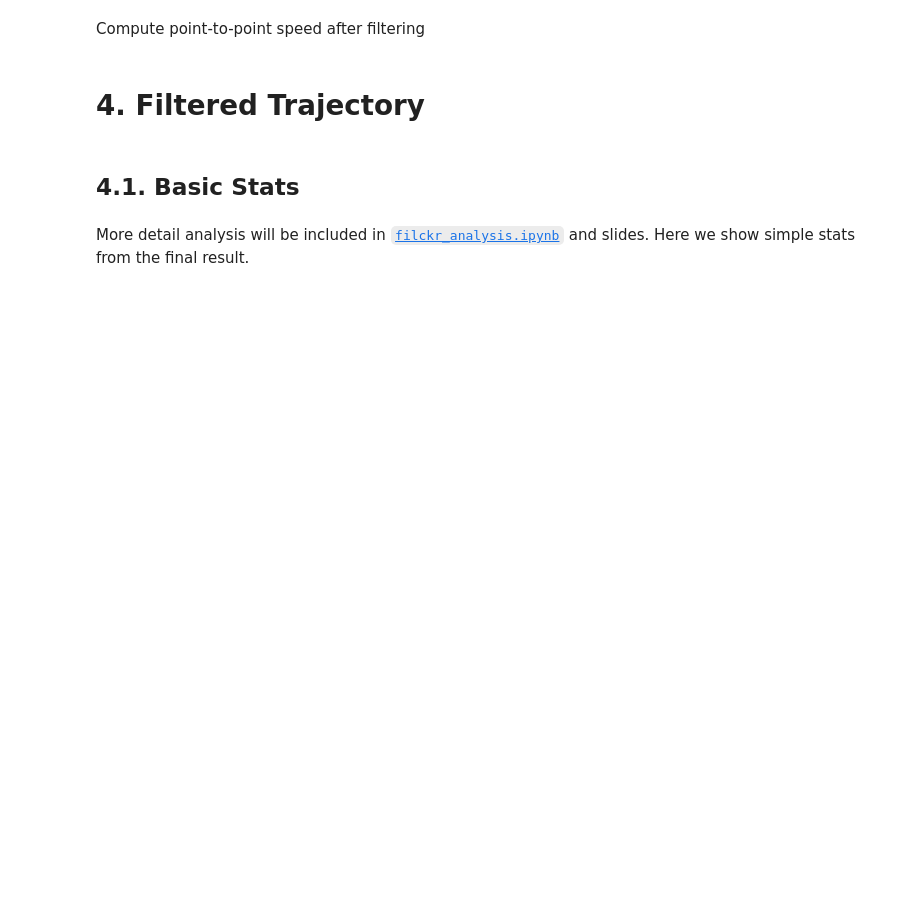
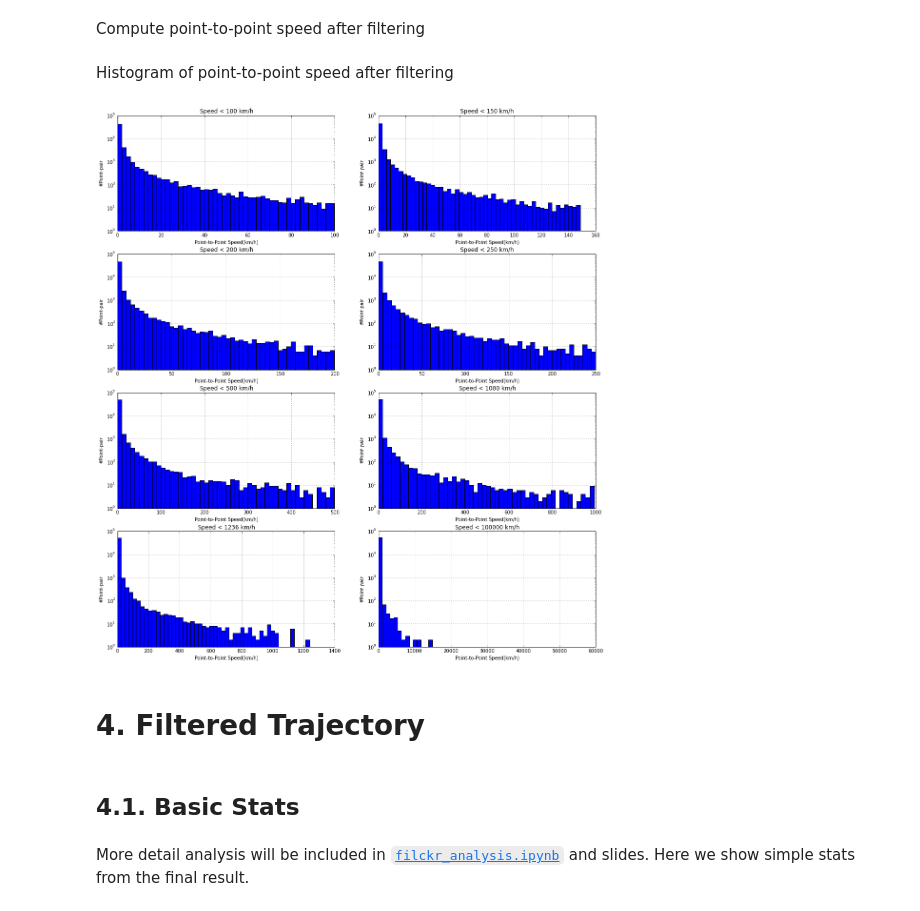
Before and after one commit to dongwookim-ml/flickr-photo, a Jupyter notebook: src/trajectory_construction.ipynb, the cells around one changed output. Drawn from its saved outputs; the diff is of its cells as text; code cells hidden in the pictures; blank space fills up the shorter version.

```diff
--- a/src/trajectory_construction.ipynb
+++ b/src/trajectory_construction.ipynb
@@ -510,18 +595,22 @@ if speed_filter == 1:
             if seconds == 0: continue
             speed = dist * 60. * 60. / abs(seconds)
             speeds_new.append(speed)
+# %% [markdown]
+Histogram of point-to-point speed after filtering
 # %%
-# plot histogram
 S = [100, 150, 200, 250, 500, 1000, 1236, 100000]
 if speed_filter == 1:
     p2pspeeds_new = pd.Series(speeds_new)
-    plt.figure(figsize=[18,16])
+    plt.figure(figsize=[18,20])
     for it in range(len(S)):
         plt.subplot(4,2,it+1)
-        plt.ylabel('#point-pair')
+        plt.xlabel('Point-to-Point Speed(km/h)')
+        plt.ylabel('#Point-pair')
         plt.title('Speed < ' + str(S[it]) + ' km/h')
         ax = p2pspeeds_new[p2pspeeds_new < S[it]].hist(bins=50)
         ax.set_yscale('log')
+# %% [output]
+[figure, added]
 # %% [markdown]
 # 4. Filtered Trajectory
 # %% [markdown]
```
Also changed, not shown: parts of 43 cells of this notebook, 2 other files.
